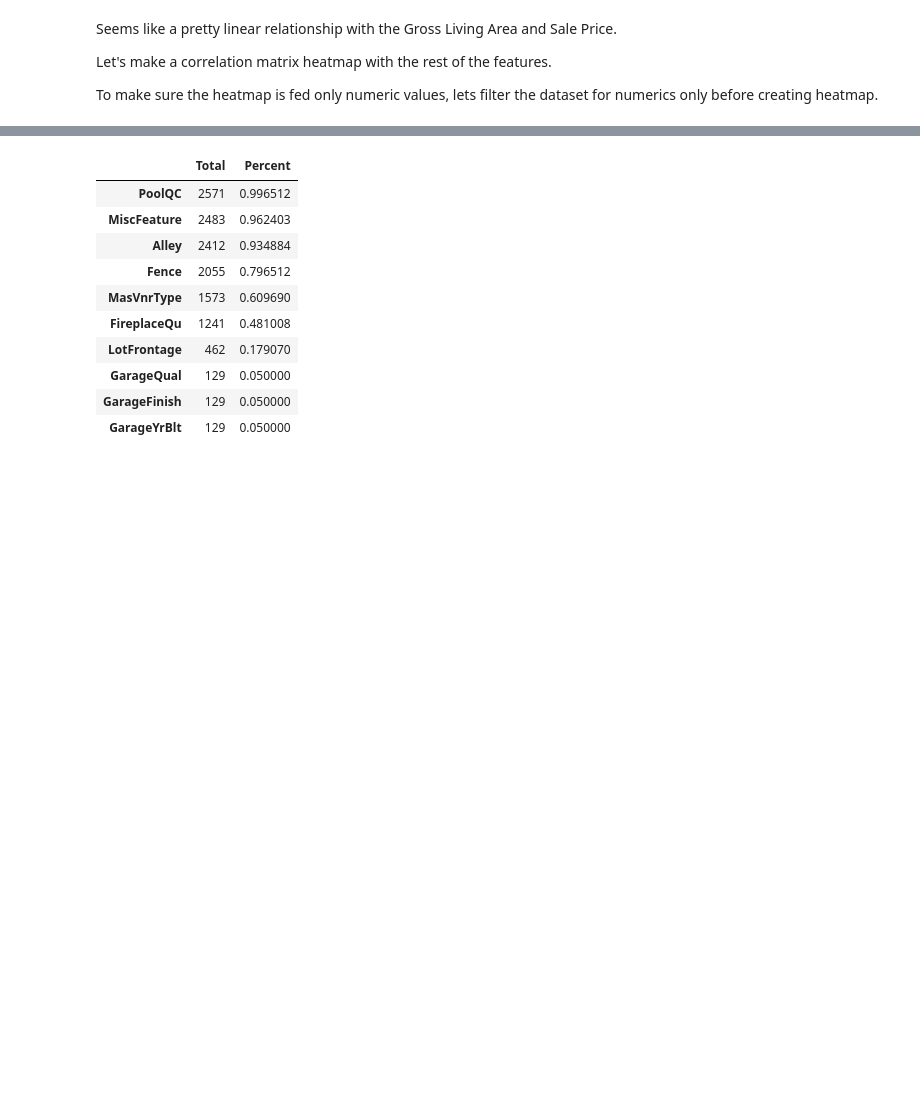
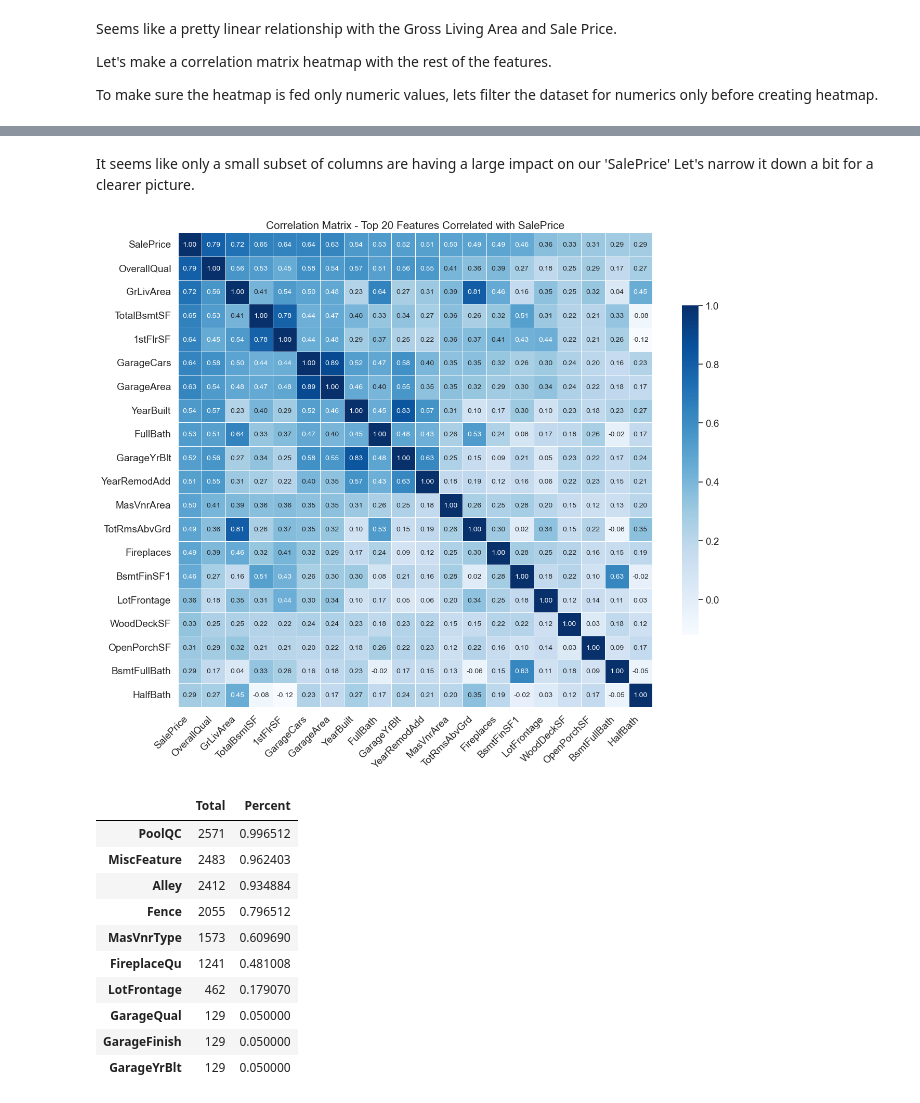
Before and after one commit to haidermumtaz/Machine-Learning-Project, a Jupyter notebook: housing_data_analysis.ipynb, the cells around one changed output, grey strips where cells are left out. Cells and saved outputs as stored; diff of their text form; code cells hidden in the pictures; blank space fills up the shorter version.

```diff
--- a/housing_data_analysis.ipynb
+++ b/housing_data_analysis.ipynb
@@ -118,3 +109,10 @@ sns.heatmap(housing[top_corr_features].corr(), annot=True, cmap="Blues")
+# %% [markdown]
+It seems like only a small subset of columns are having a large impact on our 'SalePrice' Let's narrow it down a bit for a clearer picture.
+# %%
+# Lets look at the top 20 features
+eda.plot_corr_matrix(housing[numeric_columns], 'SalePrice', 20)
+# %% [output]
+[figure, added]
 # %%
 # Display number of missing values (NaN) for each column
 total = housing.isnull().sum().sort_values(ascending=False)
```
Also changed, not shown: parts of 10 cells of this notebook, 1 other file.
